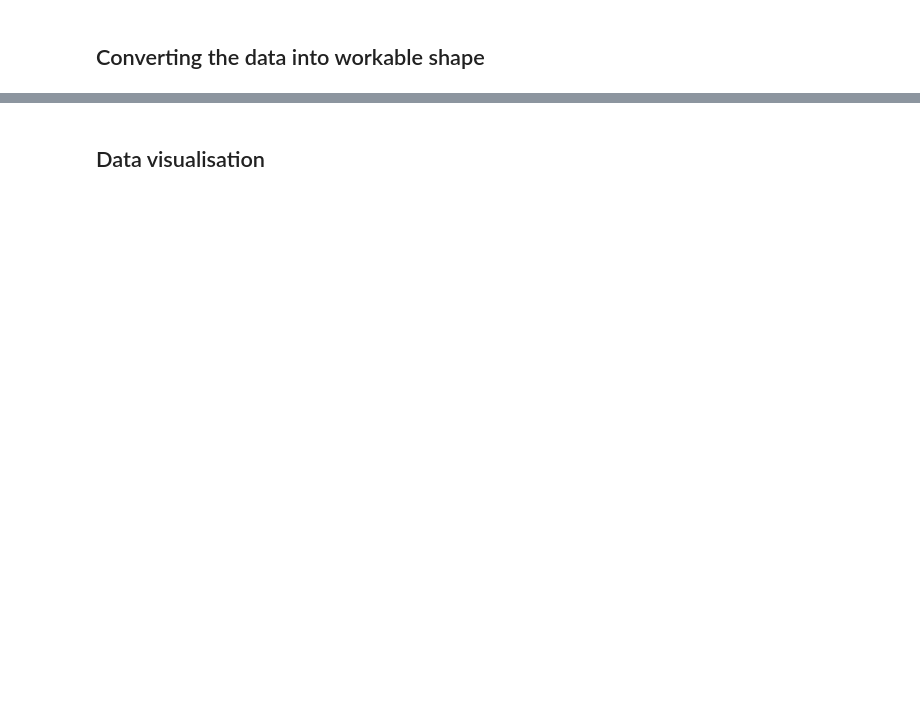
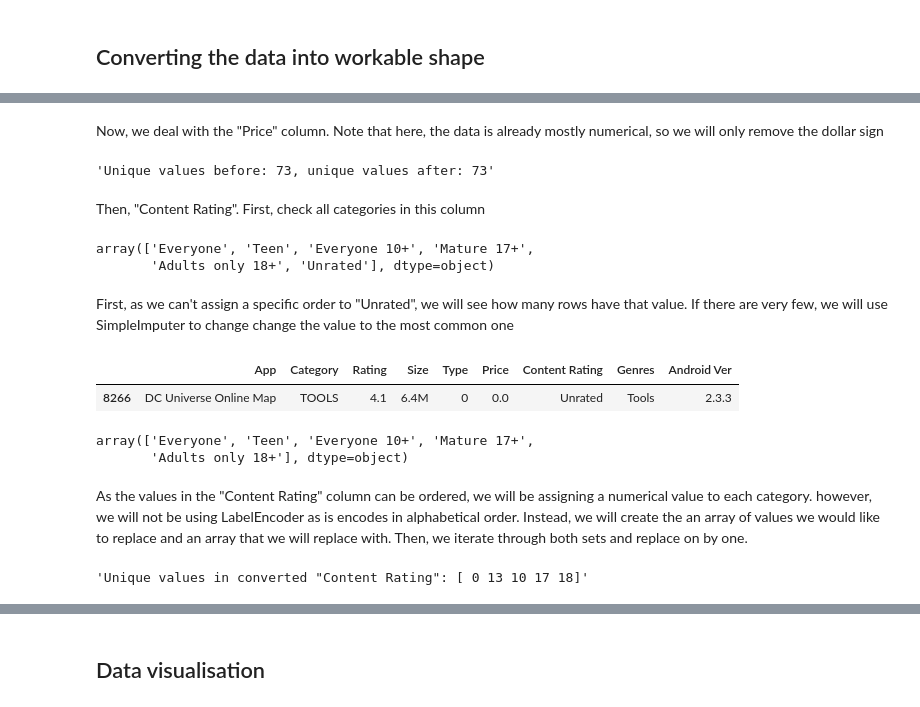
Before and after one commit to Iliaromanov/Google-Play-App-Rating-Prediction, a Jupyter notebook: data_exploration.ipynb, the cells around one changed output, grey strips where cells are left out. Drawn from its saved outputs; the diff is of its cells as text; code cells hidden in the pictures; blank space fills up the shorter version.

```diff
--- a/data_exploration.ipynb
+++ b/data_exploration.ipynb
@@ -161,2 +131,25 @@ app_data[(app_data["Type"] == "0")]
 labelencoder = LabelEncoder()
 app_data['Type'] = labelencoder.fit_transform(app_data['Type'])
+# %% [markdown]
+Now, we deal with the "Price" column. Note that here, the data is already mostly numerical, so we will only remove the dollar sign
+# %%
+before = app_data["Price"].nunique()
+app_data["Price"] = app_data["Price"].replace('[\$,]', '', regex=True).astype(float)
+after = app_data["Price"].nunique()
+f"Unique values before: {before}, unique values after: {after}"
+# %% [output]
+'Unique values before: 73, unique values after: 73'
+# %% [markdown]
+Then, "Content Rating". First, check all categories in this column
+# %%
+app_data["Content Rating"].unique()
+# %% [output]
+array(['Everyone', 'Teen', 'Everyone 10+', 'Mature 17+',
+       'Adults only 18+', 'Unrated'], dtype=object)
+# %% [markdown]
+First, as we can't assign a specific order to "Unrated", we will see how many rows have that value. If there are very few, we will use SimpleImputer to change change the value to the most common one
+# %%
+app_data[(app_data["Content Rating"] == "Unrated")]
+# %% [output]
+|  | App | Category | Rating | Size | Type | Price | Content Rating | Genres | Android Ver |
+| 8266 | DC Universe Online Map | TOOLS | 4.1 | 6.4M | 0 | 0.0 | Unrated | Tools | 2.3.3 |
@@ -162,0 +160,16 @@ app_data['Type'] = labelencoder.fit_transform(app_data['Type'])
+# %%
+app_data["Content Rating"].unique()
+# %% [output]
+array(['Everyone', 'Teen', 'Everyone 10+', 'Mature 17+',
+       'Adults only 18+'], dtype=object)
+# %% [markdown]
+As the values in the "Content Rating" column can be ordered, we will be assigning a numerical value to each category. however, we will not be using LabelEncoder as is encodes in alphabetical order. Instead, we will create the an array of values we would like to replace and an array that we will replace with. Then, we iterate through both sets and replace on by one.
+# %%
+unique_cr = np.array(['Everyone', 'Everyone 10+', 'Teen', 'Mature 17+', 'Adults only 18+'])
+n = np.array([0, 10, 13, 17, 18])
+for i,j in zip(unique_cr, n):
+    app_data["Content Rating"] = app_data["Content Rating"].replace([i,], j)
+unq = app_data["Content Rating"].unique()
+f"Unique values in converted \"Content Rating\": {unq}"
+# %% [output]
+'Unique values in converted "Content Rating": [ 0 13 10 17 18]'
```
Also changed, not shown: parts of 27 cells of this notebook.
